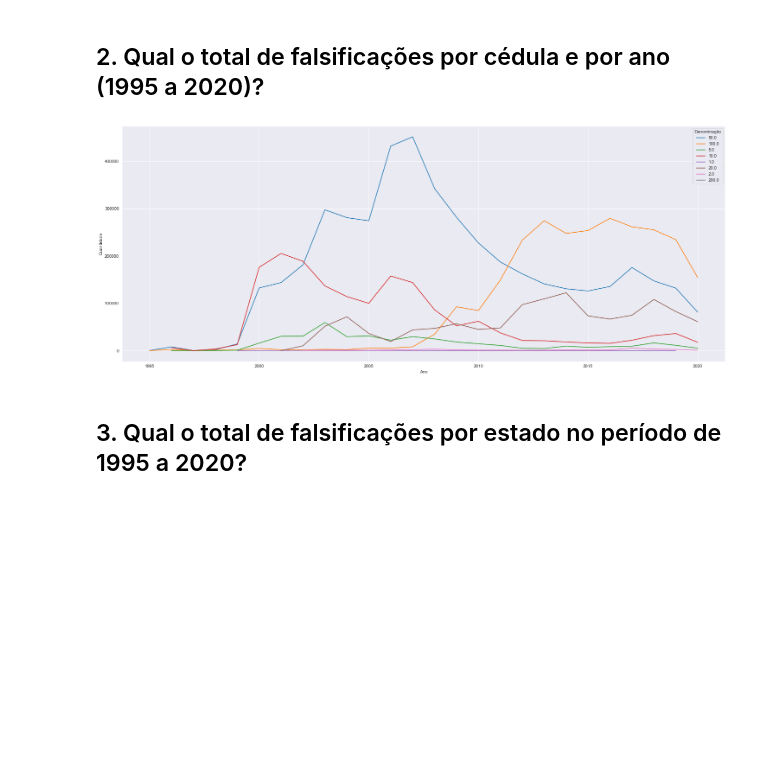
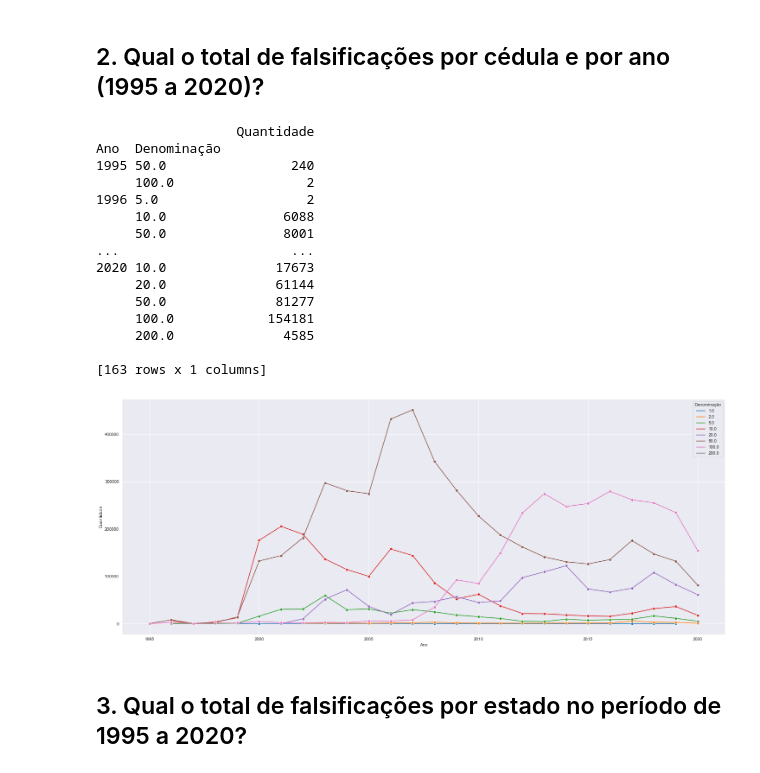
Before and after one commit to emso-exe/Falsificacao_de_cedulas_banco_central_do_brasil, a Jupyter notebook: analise_de_dados.ipynb, the cells around one changed output. Saved outputs shown, nothing was run; the diff lists cells and outputs as text; code cells hidden in the pictures; blank space fills up the shorter version.

```diff
--- a/analise_de_dados.ipynb
+++ b/analise_de_dados.ipynb
@@ -246,23 +246,50 @@ Ano
 # %% [markdown]
 ## 2. Qual o total de falsificações por cédula e por ano (1995 a 2020)?
 # %%
-df_temp = df.groupby(['Ano','Denominação'])['Quantidade'].sum()
+df_temp = df.groupby(['Ano', 'Denominação'])['Quantidade'].sum()
 df_ano_denominacao_quantidade = pd.DataFrame(df_temp)
 
-df_ano_denominacao_quantidade.reset_index(level = 1, inplace = True, col_level = 1)
+print(df_ano_denominacao_quantidade)
+
+df_ano_denominacao_quantidade.reset_index(level=1, inplace=True, col_level=1)
 
 df_ano_denominacao_quantidade['Denominação'] = df_ano_denominacao_quantidade['Denominação'].astype('str')
 
-#print(df_ano_denominacao_quantidade.head())
+plt.figure(figsize=(25, 10))
+plot = sns.lineplot(x=df_ano_denominacao_quantidade.index,
+                    y=df_ano_denominacao_quantidade['Quantidade'],
+                    hue=df_ano_denominacao_quantidade['Denominação'],
+                    data=df_ano_denominacao_quantidade,
+                    marker='o',
+                    hue_order=['1.0', '2.0', '5.0', '10.0', '20.0', '50.0', '100.0', '200.0'])
 
-plt.figure(figsize = (25,10))
-plot = sns.lineplot(x = df_ano_denominacao_quantidade.index,
-                    y = df_ano_denominacao_quantidade['Quantidade'],
-                    hue = df_ano_denominacao_quantidade['Denominação'],
-                    data = df_ano_denominacao_quantidade)
+'''for i in plot.patches:
+        plot.annotate(format(i.get_height(), '.0f'),
+                  (i.get_x() + i.get_width() / 2, i.get_height()),
+                  ha='center',
+                  va='baseline',
+                  fontsize=10,
+                  color='black',
+                  xytext=(0, 5),
+                  textcoords='offset points')'''
 plt.show(plot)
 # %% [output]
+                  Quantidade
+Ano  Denominação
+1995 50.0                240
+     100.0                 2
+1996 5.0                   2
+     10.0               6088
+     50.0               8001
+...                      ...
+2020 10.0              17673
+     20.0              61144
+     50.0              81277
+     100.0            154181
+     200.0              4585
+
+[163 rows x 1 columns]
-[figure, old version]
+[figure, new version]
 # %% [markdown]
 ## 3. Qual o total de falsificações por estado no período de 1995 a 2020?
 # %%
```
Also changed, not shown: parts of 2 cells of this notebook.
